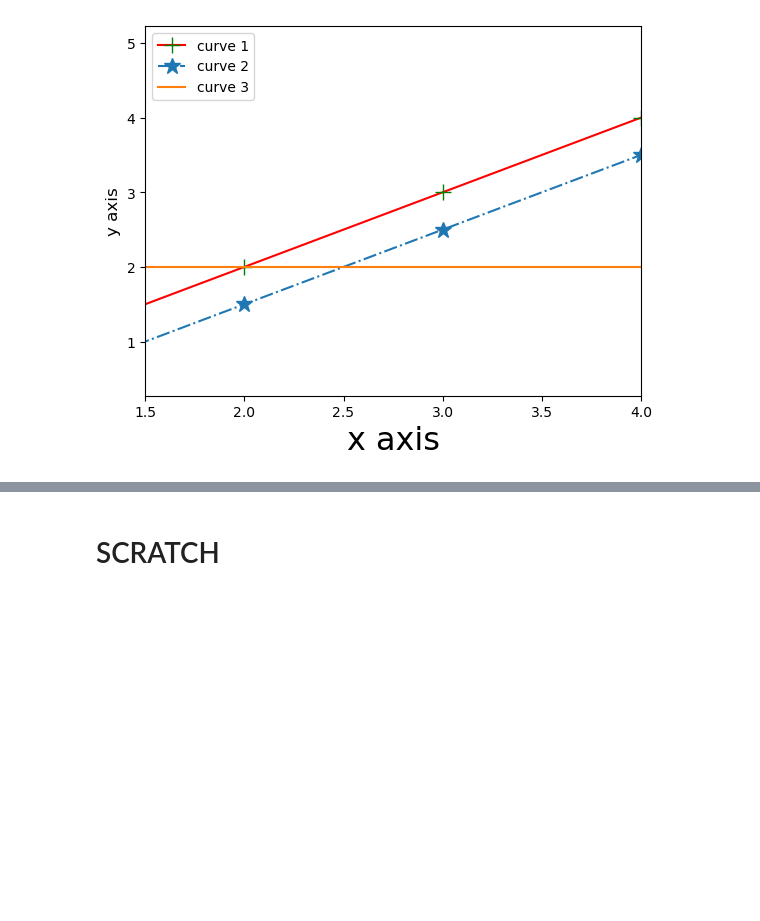
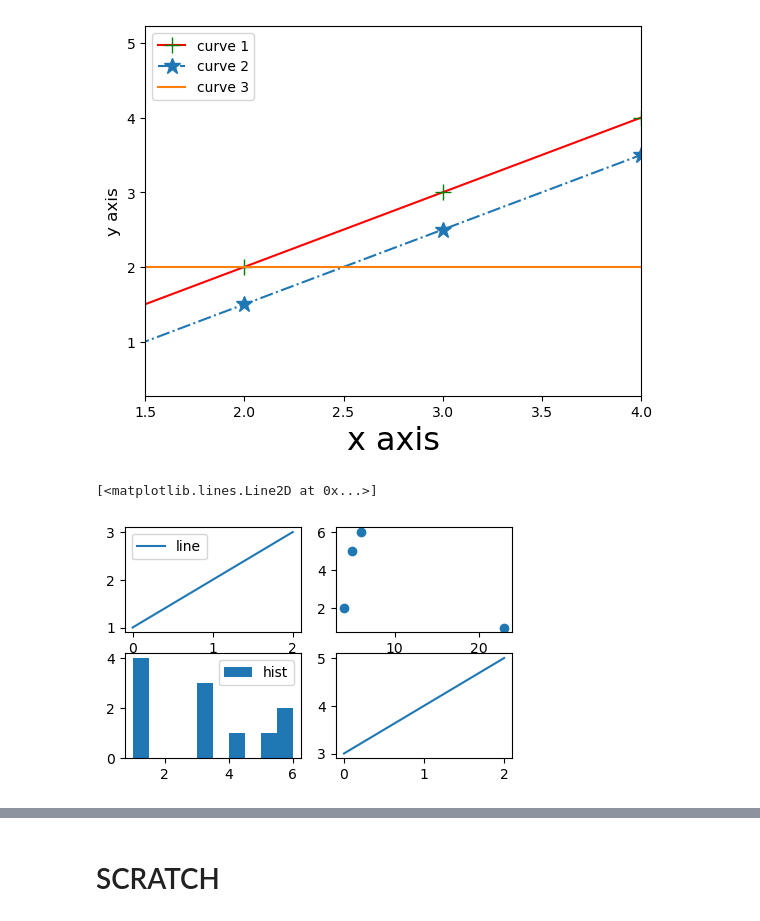
Before and after one commit to jtstanley/DS2_materials, a Jupyter notebook: Intro_python_discussion.ipynb, the cells around one changed output, grey strips where cells are left out. Drawn from its saved outputs; the diff is of its cells as text; code cells hidden in the pictures; blank space fills up the shorter version.

Commit message:
Updated python notebook tutorial to include discussion about matplotlib subplot.

```diff
--- a/Intro_python_discussion.ipynb
+++ b/Intro_python_discussion.ipynb
@@ -478,0 +491,13 @@ plt.show()
+# %%
+import matplotlib.pyplot as plt
+
+fig, ax = plt.subplots(2, 2, figsize=(5, 3))
+ax[0][0].plot([1, 2, 3]) # top left
+ax[0][0].legend(["line"])
+ax[0][1].scatter([23, 4, 5, 6], [1, 2, 5, 6]) # top right
+ax[1][0].hist([1, 1, 1, 1, 3, 3, 3, 4, 5, 6, 6]) # bottom left
+ax[1][0].legend(['hist'])
+ax[1][1].plot([3, 4, 5]) # bottom right
+# %% [output]
+[<matplotlib.lines.Line2D at 0x...>]
+[figure, added]
```
Also changed, not shown: parts of 4 cells of this notebook.
